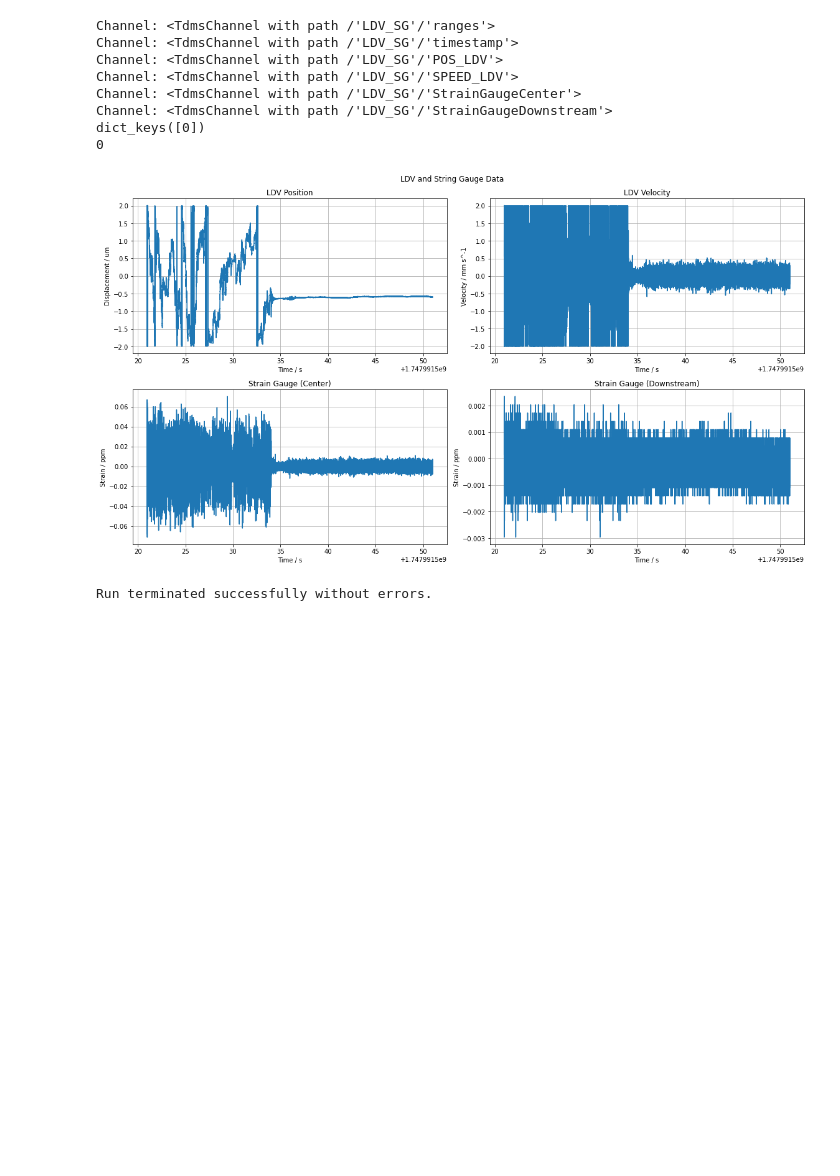
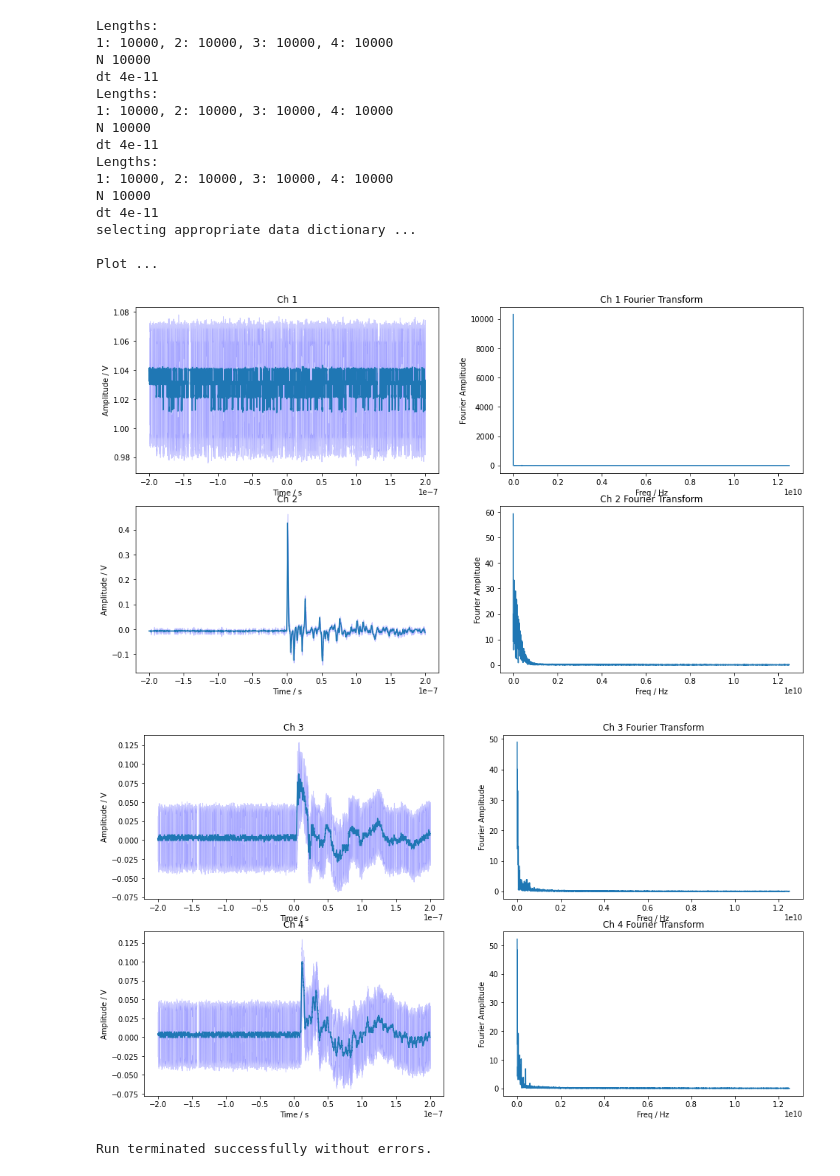
Before and after one commit to padishah115/fireball_onlineTF, a Jupyter notebook: main_test_ccc.ipynb, the cells around one changed output. Cells and saved outputs as stored; diff of their text form; code cells hidden in the pictures; blank space fills up the shorter version.

Commit message:
probe demo

```diff
--- a/main_test_ccc.ipynb
+++ b/main_test_ccc.ipynb
@@ -16,11 +16,11 @@ from utils.runmanager.temprunmanager import TempRunManager
 from utils.runmanager.ldvrunmanager import LDVRunManager
 # %%
 input = {
-    "DEVICE_NAME": "LDV",
-    "DEVICE_TYPE": "LDV",
-    "DEVICE_SPECIES": "LDV",
+    "DEVICE_NAME": "SCOPE",
+    "DEVICE_TYPE": "PROBE",
+    "DEVICE_SPECIES": "PROBE",
 
-    "EXP_SHOT_NOS": [0],
+    "EXP_SHOT_NOS": [0, 1, 2],
     "BKG_SHOT_NOS": [],
 
     "BKG_NAME": "DARKFIELD",
@@ -38,9 +38,11 @@ input = {
 def main():
 
     parent_dir = "/eos/project/h/hiradmat/HRMT Experiments/2025/HRMT68 - FIREBALL 3/FB3 repository/HRMT68_data"
-    folder_name = "ldv_and_strain_gauges/Triggers/2025/05/23"
+    folder_name = "scope_test"
     files = [
-        "2025-05-23T111201_0200.tdms",
+        "fireball_commisioning__ALL_20250523163303190.csv",
+        "fireball_commisioning__ALL_20250523163240372.csv",
+        "fireball_commisioning__ALL_20250523163217568.csv"
     ]
 
 
@@ -48,40 +50,48 @@ def main():
     paths_dict = {
         i:os.path.join(parent_dir, folder_name, file) for i, file in enumerate(files)
     }
 
 
     #######
     # RUN #
     #######
 
     # Initialise the runmanager as appropriate for each device.
     runmanagerdict : dict[str, type[RunManager]]= {
         "PROBE":ProbeRunManager,
         "CAMERA": CamRunManager,
         "PT100": TempRunManager,
         "LDV": LDVRunManager,
     }
 
     # INITIALIZE THE APPROPRIATE RUN MANAGER
     run_manager = runmanagerdict[input["DEVICE_TYPE"]](
         input=input, # input configuration
         #data_paths_dict=data_paths_dict # select appropriate dictionary from the dict_of_dicts variable.
         data_paths_dict=paths_dict
     )
 
     #Execute the run.
     run_manager.run()
     print("Run terminated successfully without errors. \n")
 
 main()
 # %% [output]
-Channel: <TdmsChannel with path /'LDV_SG'/'ranges'>
-Channel: <TdmsChannel with path /'LDV_SG'/'timestamp'>
-Channel: <TdmsChannel with path /'LDV_SG'/'POS_LDV'>
-Channel: <TdmsChannel with path /'LDV_SG'/'SPEED_LDV'>
-Channel: <TdmsChannel with path /'LDV_SG'/'StrainGaugeCenter'>
-Channel: <TdmsChannel with path /'LDV_SG'/'StrainGaugeDownstream'>
-dict_keys([0])
-0
+Lengths:
+1: 10000, 2: 10000, 3: 10000, 4: 10000
+N 10000
+dt 4e-11
+Lengths:
+1: 10000, 2: 10000, 3: 10000, 4: 10000
+N 10000
+dt 4e-11
+Lengths:
+1: 10000, 2: 10000, 3: 10000, 4: 10000
+N 10000
+dt 4e-11
+selecting appropriate data dictionary ...
+
+Plot ...
-[figure, old version]
+[figure, new version]
+[figure, added]
 Run terminated successfully without errors.
```
Also changed, not shown: 1 other file.
